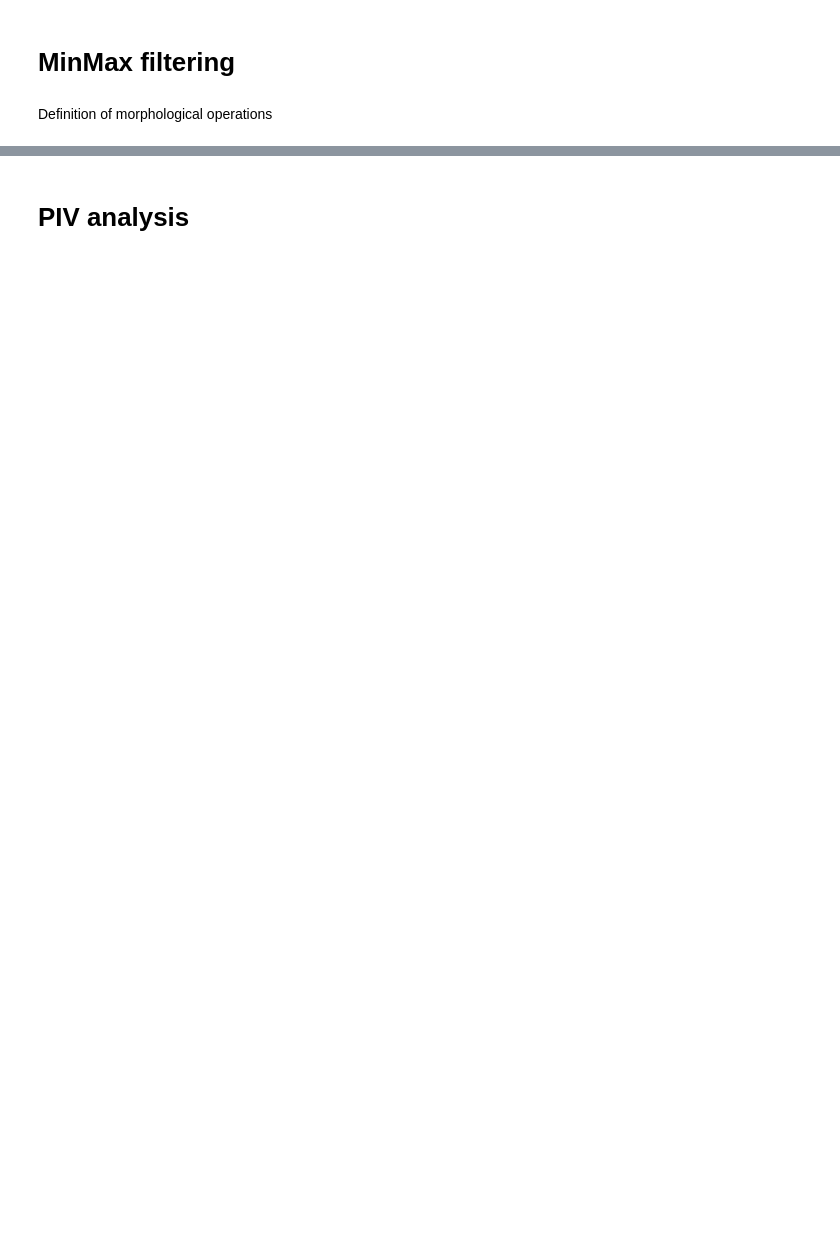
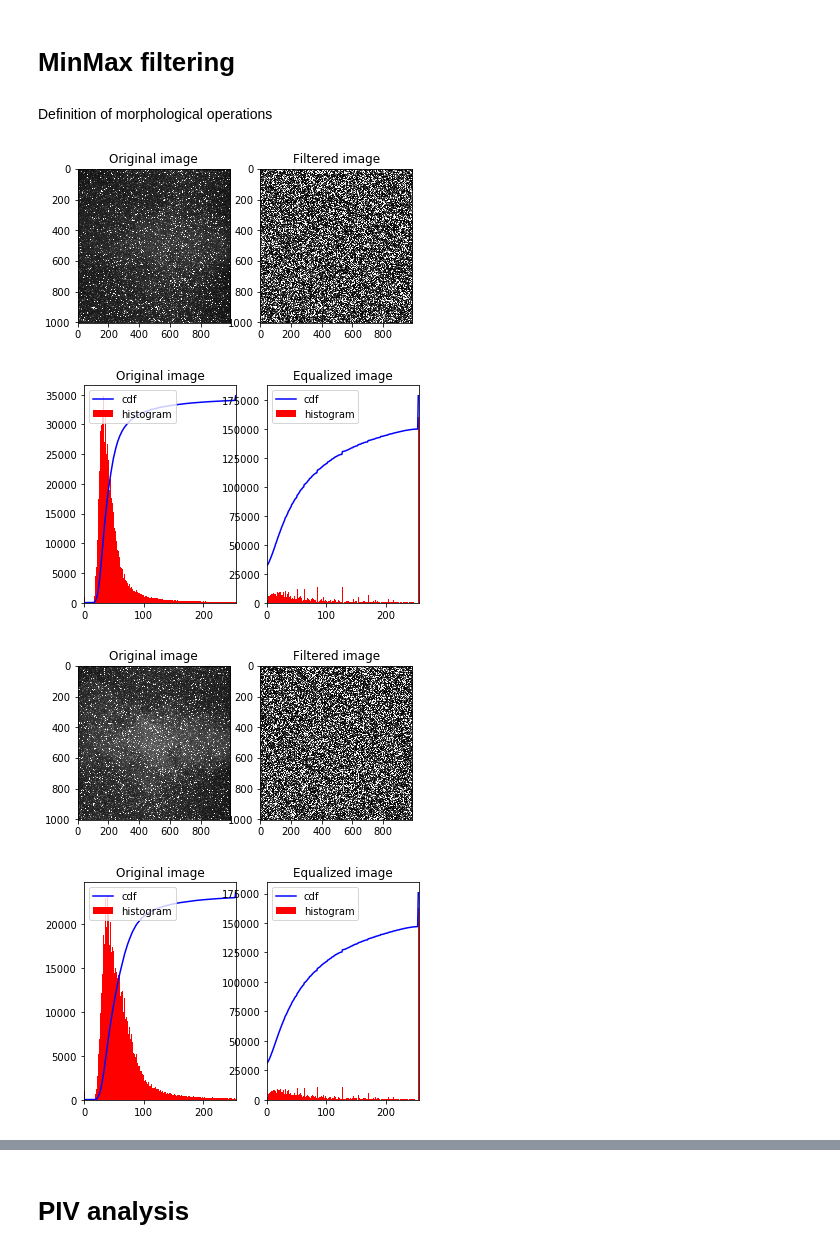
Before and after one commit to 20edo/PIV, a Jupyter notebook: Image_processing/Image_processing.ipynb, the cells around one changed output, grey strips where cells are left out. Drawn from its saved outputs; the diff is of its cells as text; code cells hidden in the pictures; blank space fills up the shorter version.

Commit message:
Imperoved minmax filter formulation, choice of elements available + Found flashed regions, to be written in an appropriate mask

```diff
--- a/Image_processing/Image_processing.ipynb
+++ b/Image_processing/Image_processing.ipynb
@@ -191,4 +200,75 @@ def minmax(frame, kernel):
 # out[:,center] = np.ones(size)
 
 # disk(11)
+# %%
+def skiminmax(frameIN, iterations =1, element = None, plot = 0, cdfplot=1):
+
+    frame = np.copy(frameIN)
+    erosion = np.copy(frameIN)
+    dilation = np.copy(frameIN)
+
+    for i in range(0,iterations):
+        erosion = morphology.erosion(erosion, selem=element)
+        dilation = morphology.dilation(dilation, selem=element)
+
+    numerator = frame - erosion
+    denominator = dilation - erosion
+    denominator = np.maximum(denominator,1)
+    out = numerator/denominator
+
+    if plot:
+        # Oriinal image
+        ax1 = plt.subplot(1,2,1)
+        ax1.imshow(frame, cmap = plt.cm.gray)
+        ax1.set_title('Original image')
+        # Equalized image
+        ax2 = plt.subplot(1,2,2)
+        ax2.imshow(out, cmap = plt.cm.gray)
+        ax2.set_title('Filtered image')
+        plt.show()
+        out = out * 255 / np.max(out)
+        out = out.astype('uint8')
+    if cdfplot:
+        dynamic_range = 255
+        # Histogram and cdf of the original image
+        hist,bins = np.histogram(frame.flatten(),dynamic_range,[0,dynamic_range])
+        cdf = hist.cumsum()
+        cdf_normalized = cdf * hist.max()/ cdf.max()
+
+        # Histogram and cdf of the filterd image
+        histMM,binMM = np.histogram(out.flatten(),dynamic_range,[0,dynamic_range])
+        cdfMM = histMM.cumsum()
+        cdf_normalizedMM = cdfMM * histMM.max()/ cdfMM.max()
+
+        # Plot image histogram
+        ax1 = plt.subplot(1,2,1)
+        ax1.plot(cdf_normalized, color = 'b')
+        ax1.hist(frame.flatten(),dynamic_range,[0,dynamic_range], color = 'r')
+        ax1.set_xlim([0,dynamic_range])
+        ax1.legend(('cdf','histogram'), loc = 'upper left')
+        ax1.set_title('Original image')
+        # Equalized image
+        ax2 = plt.subplot(1,2,2)
+        ax2.plot(cdf_normalizedMM, color = 'b')
+        ax2.hist(out.flatten(),dynamic_range,[0,dynamic_range], color = 'r')
+        ax2.set_xlim([0,dynamic_range])
+        ax2.legend(('cdf','histogram'), loc = 'upper left')
+        ax2.set_title('Equalized image')
+        plt.show()
+    return out
+
+#element = morphology.selem.square(2)
+element = None # default is a cross
+frame_aminmax = skiminmax(frame_a,element=element, plot=1)
+frame_bminmax = skiminmax(frame_b,element=element, plot=1)
+#plt.imshow(element)
+frame_a = frame_aminmax
+frame_b = frame_bminmax
+# print(' Mean    :    ' + str(np.mean(frame_aminmax)))
+# print(' Maximum :    ' + str(np.max(frame_aminmax)))
+# %% [output]
+[figure, added]
+[figure, added]
+[figure, added]
+[figure, added]
 # %%
```
Also changed, not shown: parts of 10 cells of this notebook, 8 other files.
